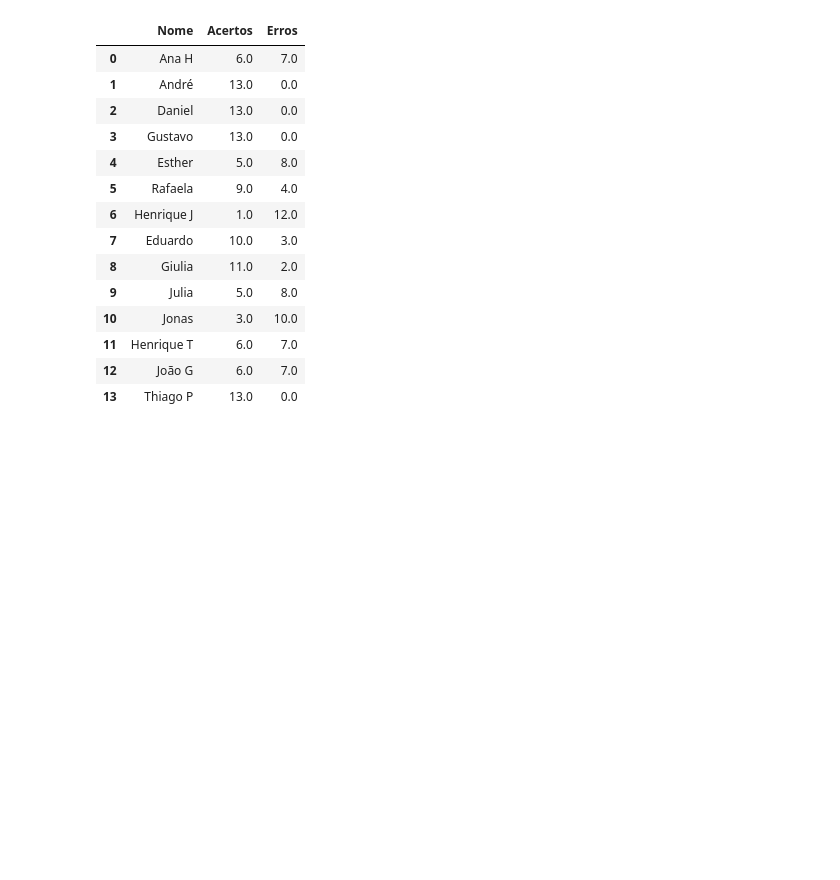
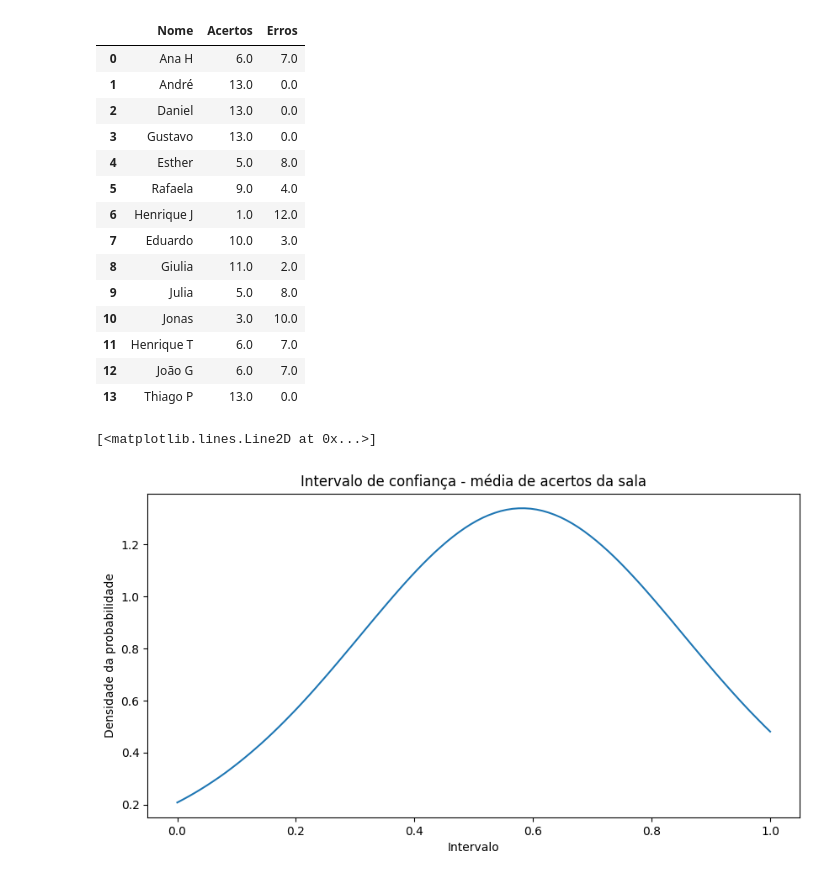
Before and after one commit to anahc3/APS5_CDados_tets_e_nanenena, a Jupyter notebook: aps5.ipynb, the cells around one changed output. Cells and saved outputs as stored; diff of their text form; code cells hidden in the pictures; blank space fills up the shorter version.

```diff
--- a/aps5.ipynb
+++ b/aps5.ipynb
@@ -42,18 +42,32 @@ for i in range(qtd_pessoas):
     prob_acertos[pessoa] = prob
 
 media_probs = sum(prob_acertos.values()) / qtd_pessoas
-desvio_probs = np.std(list(prob_acertos.values()))
+desvio_probs = np.std(list(prob_acertos.values()), ddof=1)
 # %%
 # T-test - probs
 a_p = st.t.ppf(0.025, qtd_pessoas - 1, loc=media_probs, scale=desvio_probs)
 b_p = st.t.ppf(1 - 0.025, qtd_pessoas - 1, loc=media_probs, scale=desvio_probs)
 
 # Intervalo de confiança - probs
 intervalo_confianca = [a_p, b_p]
 
 # T-test - acertos
 a = st.t.ppf(0.025, qtd_pessoas - 1, loc=media_acertos_amostral, scale=desvio_padrao_acertos_amostral)
 b = st.t.ppf(1 - 0.025, qtd_pessoas - 1, loc=media_acertos_amostral, scale=desvio_padrao_acertos_amostral)
 
 # Intervalo de confiança - acertos
 intervalo_confianca_acertos = [a, b]
+
+# Plot
+plt.figure(figsize=(10, 5))
+plt.title('Intervalo de confiança - média de acertos da sala')
+plt.xlabel('Intervalo')
+plt.ylabel('Densidade da probabilidade')
+
+x = np.linspace(0,1,100)
+y = st.t.pdf(x, loc=media_probs, scale=desvio_probs, df=qtd_pessoas - 1)
+
+plt.plot(x, y)
+# %% [output]
+[<matplotlib.lines.Line2D at 0x...>]
+[figure, added]
```
